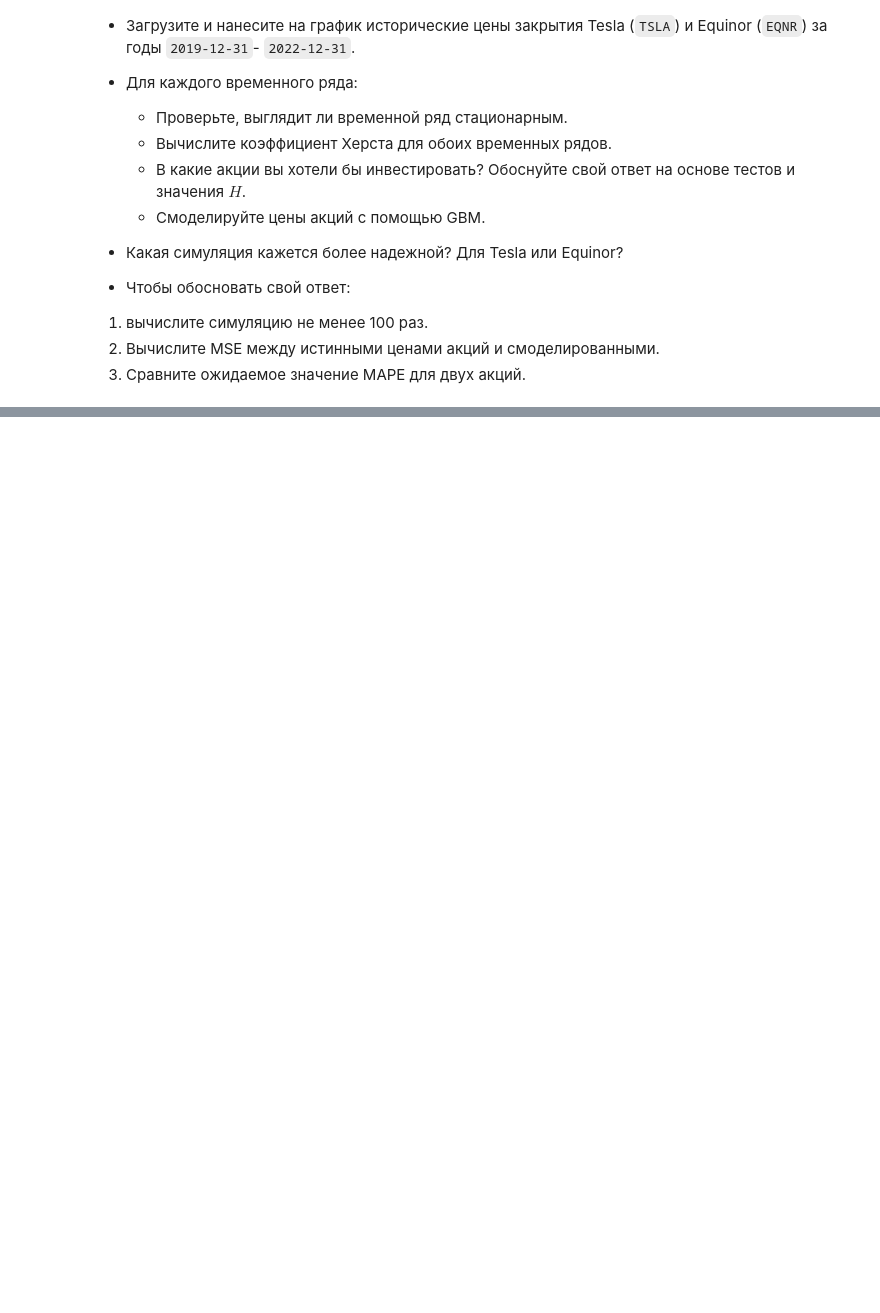
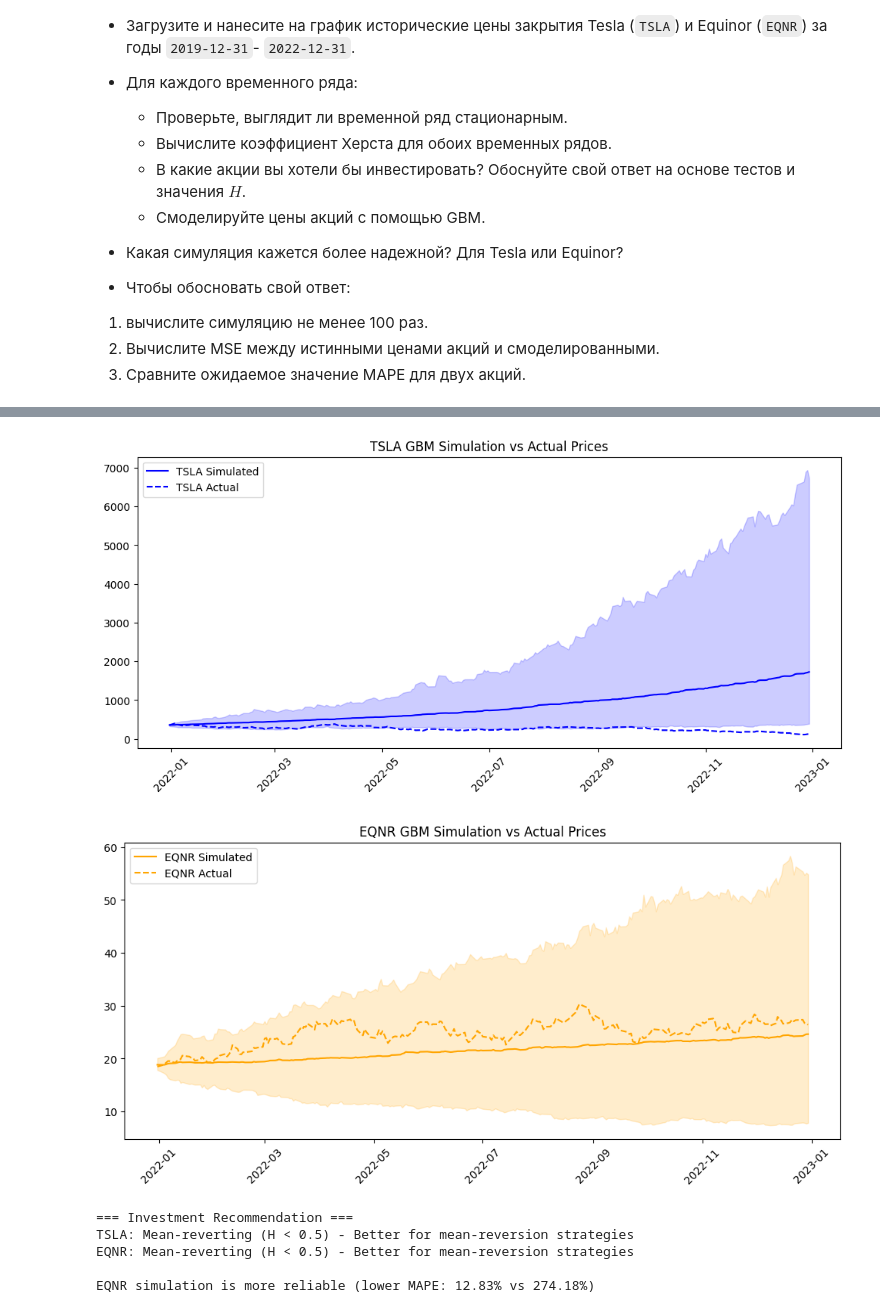
Before and after one commit to RinatHar/TimeSeries, a Jupyter notebook: 6 unit_root_hurst.ipynb, the cells around one changed output, grey strips where cells are left out. Drawn from its saved outputs; the diff is of its cells as text; code cells hidden in the pictures; blank space fills up the shorter version.

```diff
--- a/6 unit_root_hurst.ipynb
+++ b/6 unit_root_hurst.ipynb
@@ -620,6 +619,6 @@ test_days = len(data3)
 # %%
 # Step 2: Calculate Daily Returns
-returns = data2['Close'].pct_change() # We are interested in the returns, so we get the changes in %
+returns = data2.pct_change() # We are interested in the returns, so we get the changes in %
 # %%
 # Step 3: Estimate Parameters for GBM
 mu = returns.mean() * 252  # Annualize the mean
@@ -704,0 +822,57 @@ plt.xticks(rotation=45);
+# %%
+# TSLA
+plt.figure(figsize=(12, 5))
+plt.plot(test_tsla.index[:paths_tsla.shape[1]], paths_tsla.mean(axis=0), label='TSLA Simulated', color='blue')
+plt.fill_between(test_tsla.index[:paths_tsla.shape[1]],
+                 np.percentile(paths_tsla, 2.5, axis=0),
+                 np.percentile(paths_tsla, 97.5, axis=0),
+                 alpha=0.2, color='blue')
+plt.plot(test_tsla.index[:paths_tsla.shape[1]], test_tsla.values[:paths_tsla.shape[1]],
+         label='TSLA Actual', color='blue', linestyle='--')
+plt.title('TSLA GBM Simulation vs Actual Prices')
+plt.legend()
+plt.xticks(rotation=45)
+plt.show()
+
+# EQNR
+plt.figure(figsize=(12, 5))
+plt.plot(test_eqnr.index[:paths_eqnr.shape[1]], paths_eqnr.mean(axis=0), label='EQNR Simulated', color='orange')
+plt.fill_between(test_eqnr.index[:paths_eqnr.shape[1]],
+                 np.percentile(paths_eqnr, 2.5, axis=0),
+                 np.percentile(paths_eqnr, 97.5, axis=0),
+                 alpha=0.2, color='orange')
+plt.plot(test_eqnr.index[:paths_eqnr.shape[1]], test_eqnr.values[:paths_eqnr.shape[1]],
+         label='EQNR Actual', color='orange', linestyle='--')
+plt.title('EQNR GBM Simulation vs Actual Prices')
+plt.legend()
+plt.xticks(rotation=45)
+plt.show()
+
+# 9. Выводы
+print("\n=== Investment Recommendation ===")
+if H_tsla < 0.5:
+    print("TSLA: Mean-reverting (H < 0.5) - Better for mean-reversion strategies")
+elif H_tsla > 0.5:
+    print("TSLA: Trending (H > 0.5) - Better for momentum strategies")
+else:
+    print("TSLA: Random Walk (H ≈ 0.5)")
+
+if H_eqnr < 0.5:
+    print("EQNR: Mean-reverting (H < 0.5) - Better for mean-reversion strategies")
+elif H_eqnr > 0.5:
+    print("EQNR: Trending (H > 0.5) - Better for momentum strategies")
+else:
+    print("EQNR: Random Walk (H ≈ 0.5)")
+
+if mape_tsla < mape_eqnr:
+    print(f"\nTSLA simulation is more reliable (lower MAPE: {mape_tsla:.2f}% vs {mape_eqnr:.2f}%)")
+else:
+    print(f"\nEQNR simulation is more reliable (lower MAPE: {mape_eqnr:.2f}% vs {mape_tsla:.2f}%)")
+# %% [output]
+[figure, added]
+[figure, added]
+=== Investment Recommendation ===
+TSLA: Mean-reverting (H < 0.5) - Better for mean-reversion strategies
+EQNR: Mean-reverting (H < 0.5) - Better for mean-reversion strategies
+
+EQNR simulation is more reliable (lower MAPE: 12.83% vs 274.18%)
```
Also changed, not shown: parts of 20 cells of this notebook, 11 other files.
